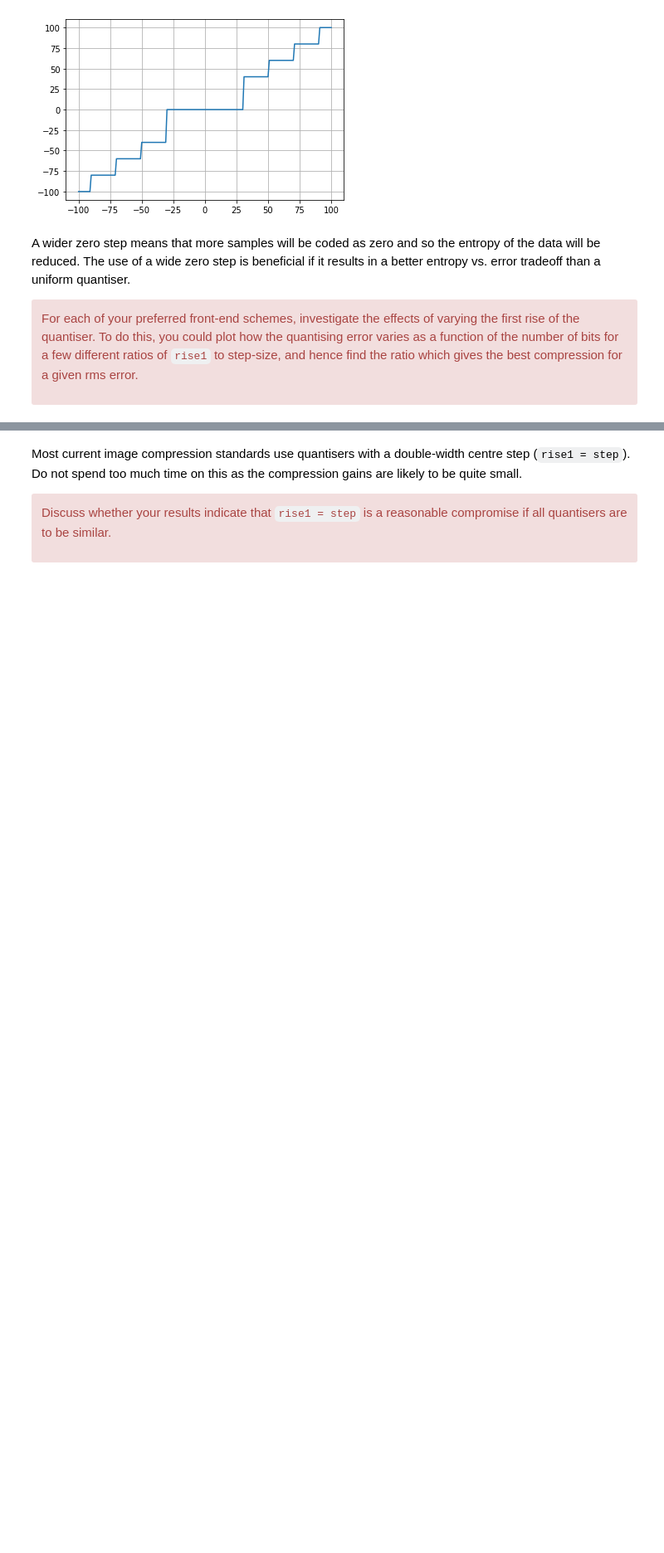
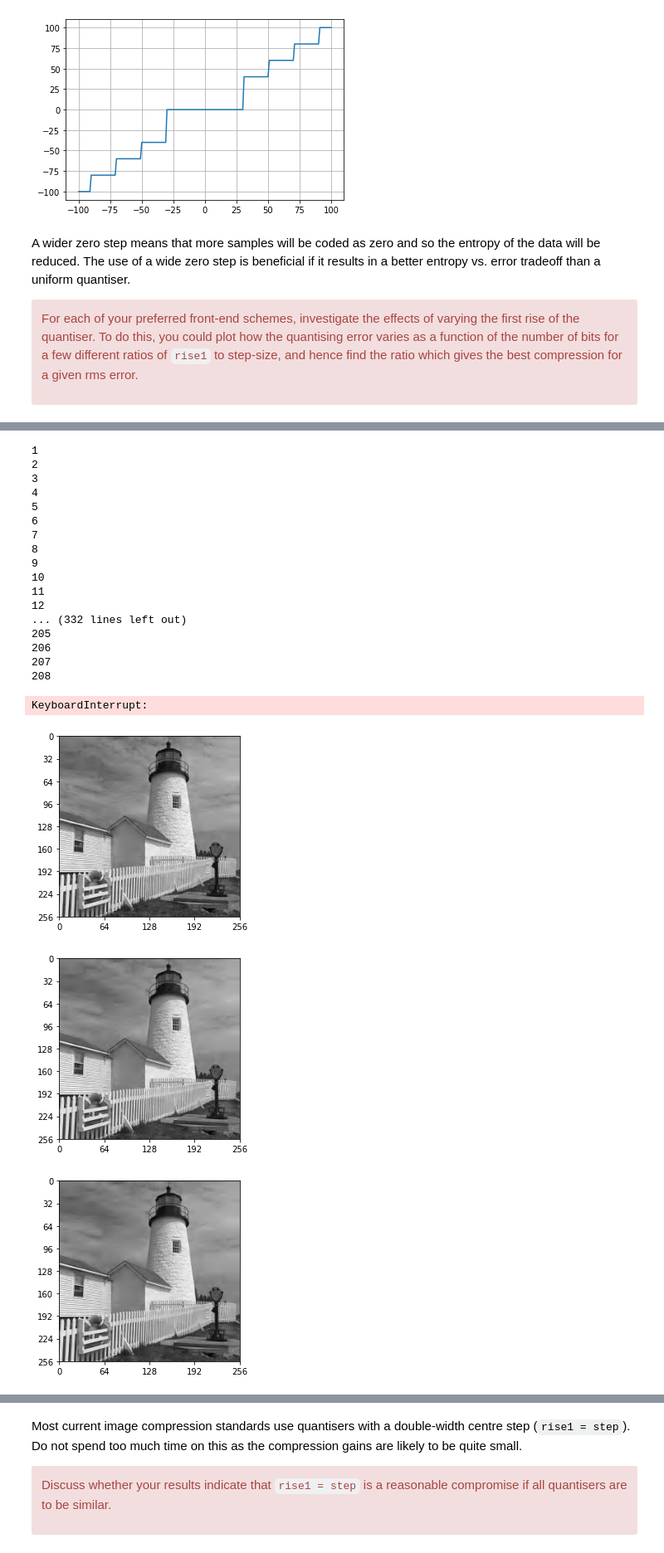
Before and after one commit to PhilipOfDunphy12341/cued_sf2_lab, a Jupyter notebook: 10-11-selection-centre-clipped.ipynb, the cells around one changed output, grey strips where cells are left out. Shown at 83% size. Saved outputs shown, nothing was run; the diff lists cells and outputs as text; code cells hidden in the pictures; blank space fills up the shorter version.

Commit message:
Committing quantisaton stuff

```diff
--- a/10-11-selection-centre-clipped.ipynb
+++ b/10-11-selection-centre-clipped.ipynb
@@ -95,0 +303,71 @@ best compression for a given rms error. </div>
+# %%
+# DWT constant step
+from cued_sf2_lab.dwt import dwt, nlevdwt, idwt, nlevidwt, dwtImpulseResponse, dwtQuantMatrix
+
+threshold = np.std(lighthouse-quantise(lighthouse,17))
+epsilon = 1
+qstep = 100
+vals = [[]] * 2
+
+def dwtrms(image, dwtstep, levels, RiseFactor):
+    Y = nlevdwt(image, levels)
+    Yq = quantdwt(Y, dwtstep, RiseFactor)[0]
+    Zq = nlevidwt(Yq, levels)
+    """fig,ax = plt.subplots()
+    plot_image(Zq,ax=ax)"""
+    return np.std(image - Zq)
+
+for i in [3, 4]:
+    qstep = 50
+    for j in [0.5, 1, 1.5]:
+        qstep = 50
+        dwtstep = dwtQuantMatrix(qstep, i, EqualStep = True)
+        rms = dwtrms(lighthouse, dwtstep, i, j)
+        count = 0
+        while rms > threshold:
+            count += 1
+            #if count == 50:
+            #    break
+            print(count)
+            dwtstep1 = dwtQuantMatrix(qstep + epsilon, i, EqualStep = True)
+            rms1 = dwtrms(lighthouse, dwtstep1, i, j)
+
+            dwtstep2 = dwtQuantMatrix(qstep - epsilon, i, EqualStep = True)
+            rms2 = dwtrms(lighthouse, dwtstep2, i, j)
+
+            if rms1 < rms2:
+                rms = rms1
+                qstep += epsilon
+            elif rms1 > rms2:
+                rms = rms2
+                qstep -= epsilon
+        vals[i-3].append((qstep,rms, j))
+        Y = nlevdwt(lighthouse, i)
+        dwtstep = dwtQuantMatrix(qstep, i, EqualStep = True)
+        Yq = quantdwt(Y, dwtstep, j)[0]
+        Zq = nlevidwt(Yq, i)
+        fig,ax = plt.subplots()
+        plot_image(Zq,ax=ax)
+        print(qstep, rms)
+# %% [output]
+1
+2
+3
+4
+5
+6
+7
+8
+9
+10
+11
+12
+... (332 lines left out)
+205
+206
+207
+208
+KeyboardInterrupt:
+[figure, added]
+[figure, added]
+[figure, added]
```
Also changed, not shown: parts of 8 cells of this notebook, 5 other files.
